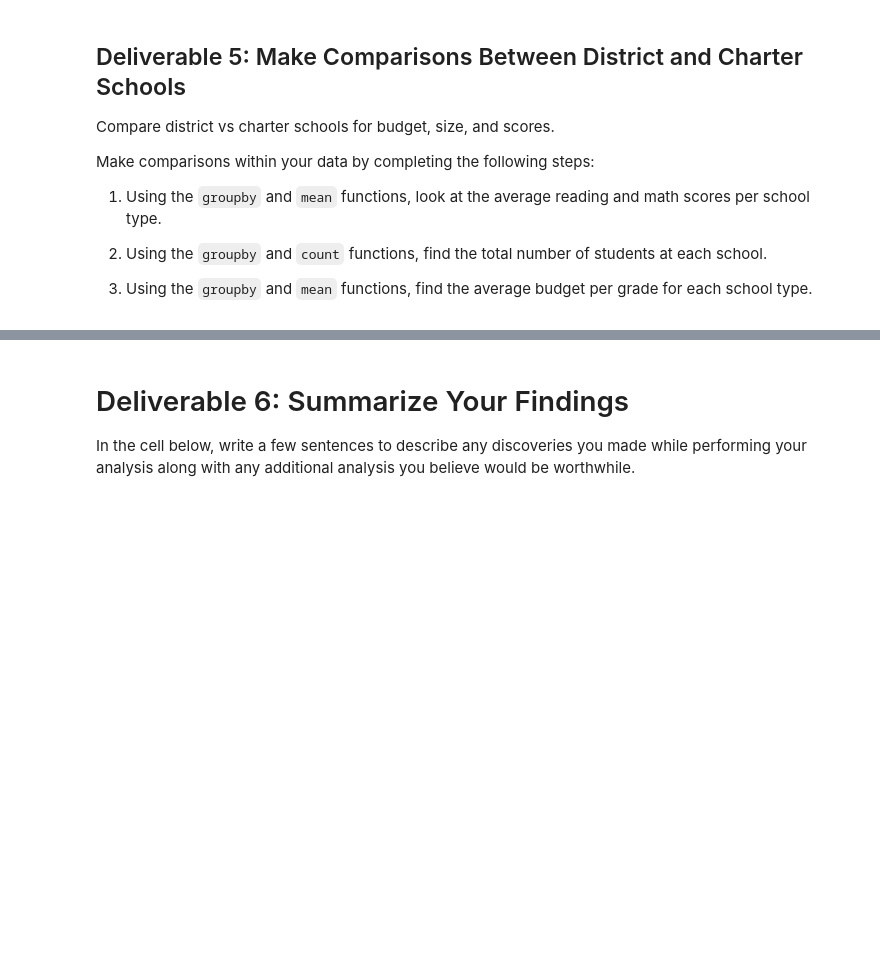
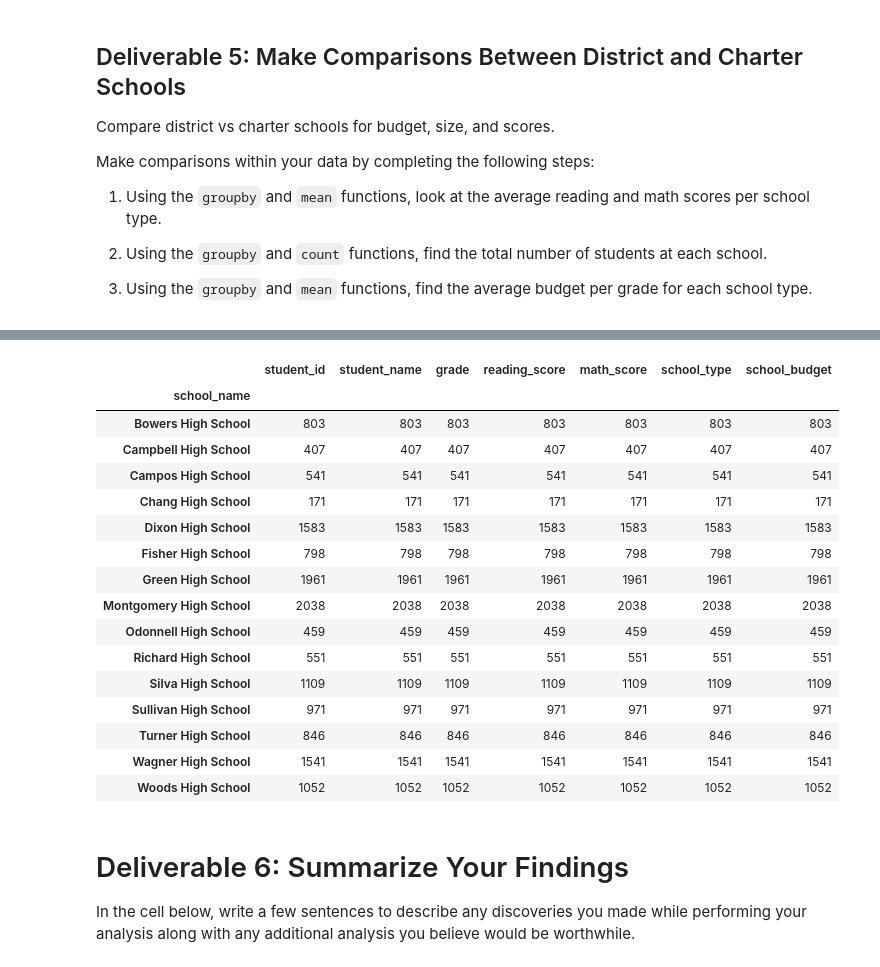
Before and after one commit to SamvsP4K/School_District_Analysis, a Jupyter notebook: School_budget_analysis.ipynb, the cells around one changed output, grey strips where cells are left out. Drawn from its saved outputs; the diff is of its cells as text; code cells hidden in the pictures; blank space fills up the shorter version.

```diff
--- a/School_budget_analysis.ipynb
+++ b/School_budget_analysis.ipynb
@@ -237,6 +314,27 @@ Make comparisons within your data by completing the following steps:
 # %%
 # Use the `groupby`, `count`, and `sort_values` functions to find the
 # total number of students at each school and sort from most students to least students.
+# %%
+total_students = new_student_df_nodup.groupby(["school_name"]).count()
+total_students
+# %% [output]
+|  | student_id | student_name | grade | reading_score | math_score | school_type | school_budget |
+| school_name |  |  |  |  |  |  |  |
+| Bowers High School | 803 | 803 | 803 | 803 | 803 | 803 | 803 |
+| Campbell High School | 407 | 407 | 407 | 407 | 407 | 407 | 407 |
+| Campos High School | 541 | 541 | 541 | 541 | 541 | 541 | 541 |
+| Chang High School | 171 | 171 | 171 | 171 | 171 | 171 | 171 |
+| Dixon High School | 1583 | 1583 | 1583 | 1583 | 1583 | 1583 | 1583 |
+| Fisher High School | 798 | 798 | 798 | 798 | 798 | 798 | 798 |
+| Green High School | 1961 | 1961 | 1961 | 1961 | 1961 | 1961 | 1961 |
+| Montgomery High School | 2038 | 2038 | 2038 | 2038 | 2038 | 2038 | 2038 |
+| Odonnell High School | 459 | 459 | 459 | 459 | 459 | 459 | 459 |
+| Richard High School | 551 | 551 | 551 | 551 | 551 | 551 | 551 |
+| Silva High School | 1109 | 1109 | 1109 | 1109 | 1109 | 1109 | 1109 |
+| Sullivan High School | 971 | 971 | 971 | 971 | 971 | 971 | 971 |
+| Turner High School | 846 | 846 | 846 | 846 | 846 | 846 | 846 |
+| Wagner High School | 1541 | 1541 | 1541 | 1541 | 1541 | 1541 | 1541 |
+| Woods High School | 1052 | 1052 | 1052 | 1052 | 1052 | 1052 | 1052 |
 # %% [markdown]
 # Deliverable 6: Summarize Your Findings
 In the cell below, write a few sentences to describe any discoveries you made while performing your analysis along with any additional analysis you believe would be worthwhile.
```
Also changed, not shown: parts of 7 cells of this notebook.
